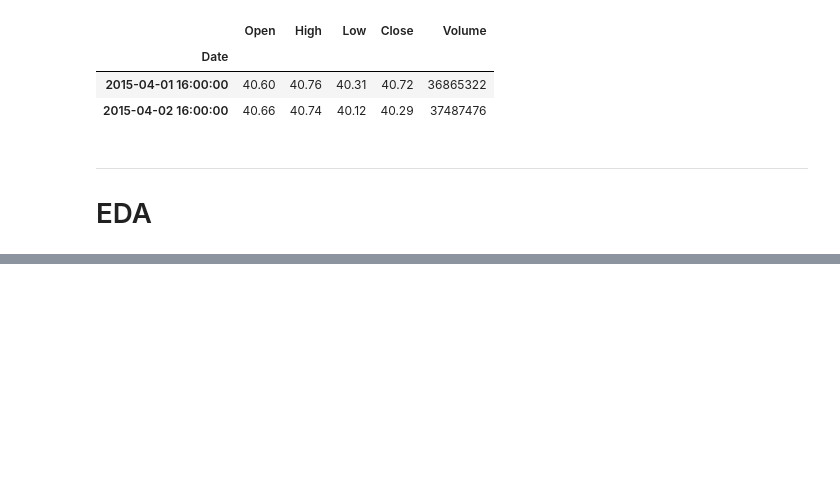
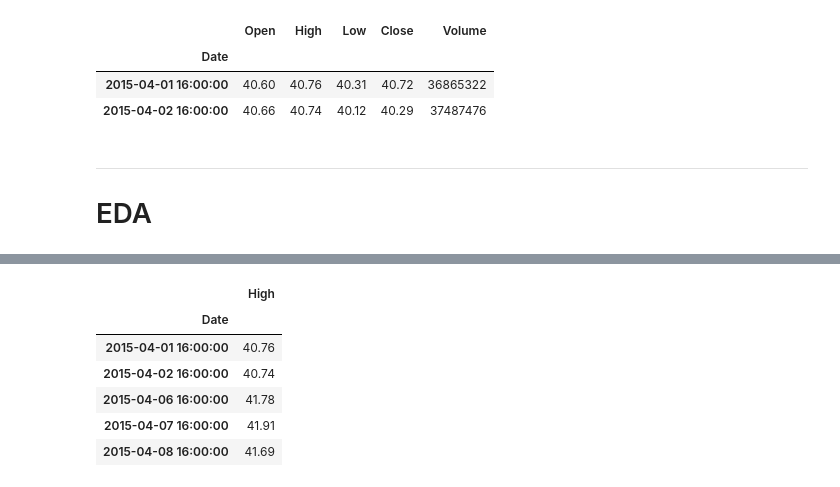
Before and after one commit to IqmanS/Machine-Learning-Notebooks, a Jupyter notebook: time_series_notebook/time-series-eda.ipynb, the cells around one changed output, grey strips where cells are left out. Cells and saved outputs as stored; diff of their text form; code cells hidden in the pictures; blank space fills up the shorter version.

```diff
--- a/time_series_notebook/time-series-eda.ipynb
+++ b/time_series_notebook/time-series-eda.ipynb
@@ -53,0 +90,15 @@ plt.subplot(5,1,4)
+# %%
+# Exponential Weighted Moving Average
+df3 = pd.DataFrame()
+df3["High"] = stock_df["High"]
+# df3["cumlativeMA"] = stock_df["High"].expanding(min_periods=3).mean()
+
+df3.head()
+# %% [output]
+|  | High |
+| Date |  |
+| 2015-04-01 16:00:00 | 40.76 |
+| 2015-04-02 16:00:00 | 40.74 |
+| 2015-04-06 16:00:00 | 41.78 |
+| 2015-04-07 16:00:00 | 41.91 |
+| 2015-04-08 16:00:00 | 41.69 |
```
Also changed, not shown: parts of 4 cells of this notebook.
